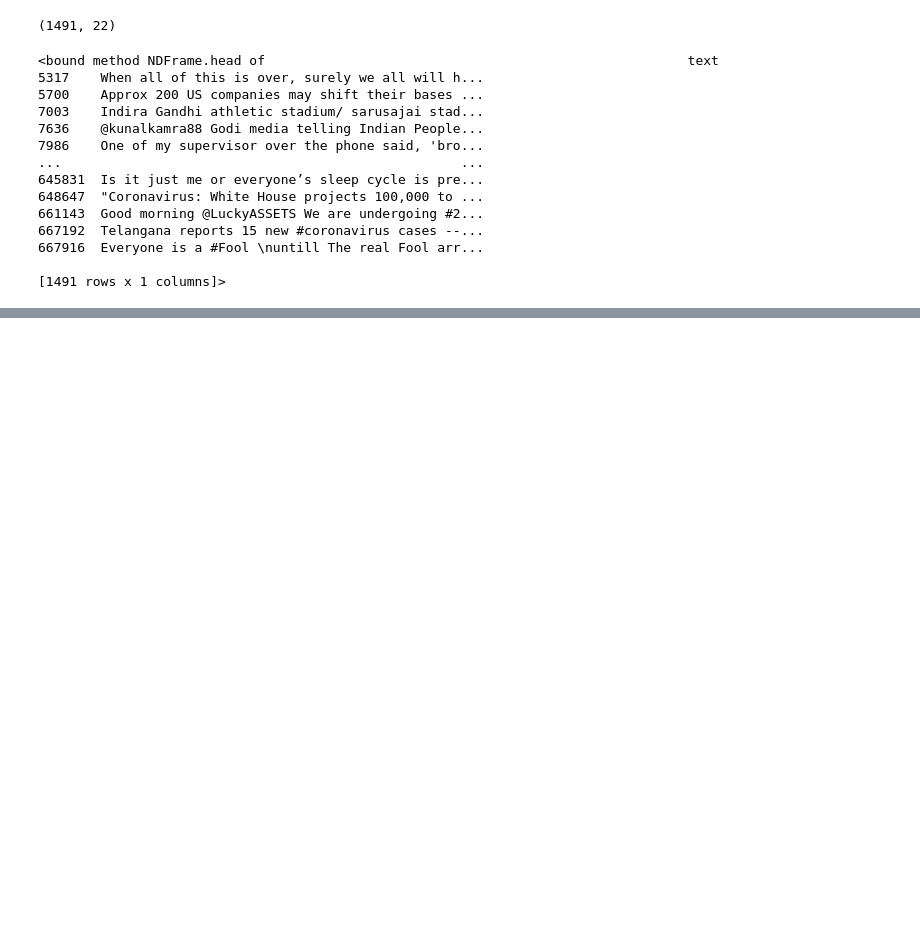
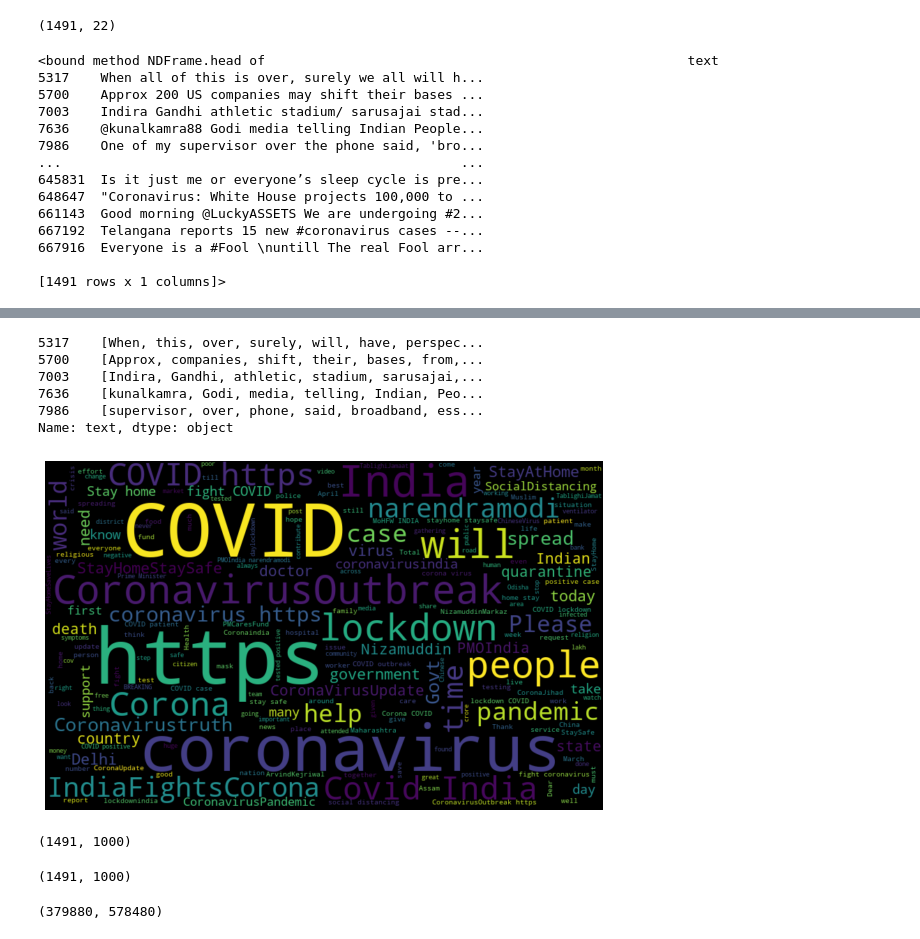
Before and after one commit to ShubhangiSoni1603/Sentimental_analysis_twitter_IN, a Jupyter notebook: Untitled3.ipynb, the cells around one changed output, grey strips where cells are left out. Saved outputs shown, nothing was run; the diff lists cells and outputs as text; code cells hidden in the pictures; blank space fills up the shorter version.

```diff
--- a/Untitled3.ipynb
+++ b/Untitled3.ipynb
@@ -189,3 +189,6 @@ fdf.head
 667916  Everyone is a #Fool \nuntill The real Fool arr...
 
 [1491 rows x 1 columns]>
+# %%
+ for i in range(0,1491):
+   fdf['text'] = fdf['text'].str.replace("[^a-zA-Z#]", " ")
@@ -191,0 +247,2 @@ fdf.head
+# %%
+fdf['text']=fdf['text'].apply(lambda x: ' '.join([w for w in x.split() if len(w)>3]))
@@ -191,0 +251,9 @@ fdf.head
+# %%
+tokenized_tweet.head()
+# %% [output]
+5317    [When, this, over, surely, will, have, perspec...
+5700    [Approx, companies, shift, their, bases, from,...
+7003    [Indira, Gandhi, athletic, stadium, sarusajai,...
+7636    [kunalkamra, Godi, media, telling, Indian, Peo...
+7986    [supervisor, over, phone, said, broadband, ess...
+Name: text, dtype: object
@@ -191,0 +264,45 @@ fdf.head
+# %%
+all_words = ' '.join(text for text in fdf['text'])
+# %%
+from wordcloud import WordCloud
+wordcloud = WordCloud(width=800, height=500, random_state=21, max_font_size=110).generate(all_words)
+
+plt.figure(figsize=(10, 7))
+plt.imshow(wordcloud, interpolation="bilinear")
+plt.axis('off')
+plt.show()
+# %% [output]
+[figure, added]
+# %%
+
+from sklearn.feature_extraction.text import TfidfVectorizer, CountVectorizer
+import gensim
+bow_vectorizer = CountVectorizer(max_df=0.90, min_df=2, max_features=1000, stop_words='english')
+bow = bow_vectorizer.fit_transform(fdf['text'])
+bow.shape
+# %% [output]
+(1491, 1000)
+# %%
+
+tfidf_vectorizer = TfidfVectorizer(max_df=0.90, min_df=2, max_features=1000, stop_words='english')
+tfidf = tfidf_vectorizer.fit_transform(fdf['text'])
+tfidf.shape
+# %% [output]
+(1491, 1000)
+# %%
+tokenized_tweet = fdf['text'].apply(lambda x: x.split()) # tokenizing
+
+model_w2v = gensim.models.Word2Vec(
+            tokenized_tweet,
+            size=200, # desired no. of features/independent variables
+            window=5, # context window size
+            min_count=2,
+            sg = 1, # 1 for skip-gram model
+            hs = 0,
+            negative = 10, # for negative sampling
+            workers= 2, # no.of cores
+            seed = 34)
+
+model_w2v.train(tokenized_tweet, total_examples= len(fdf['text']), epochs=20)
+# %% [output]
+(379880, 578480)
```
Also changed, not shown: parts of 22 cells of this notebook.
